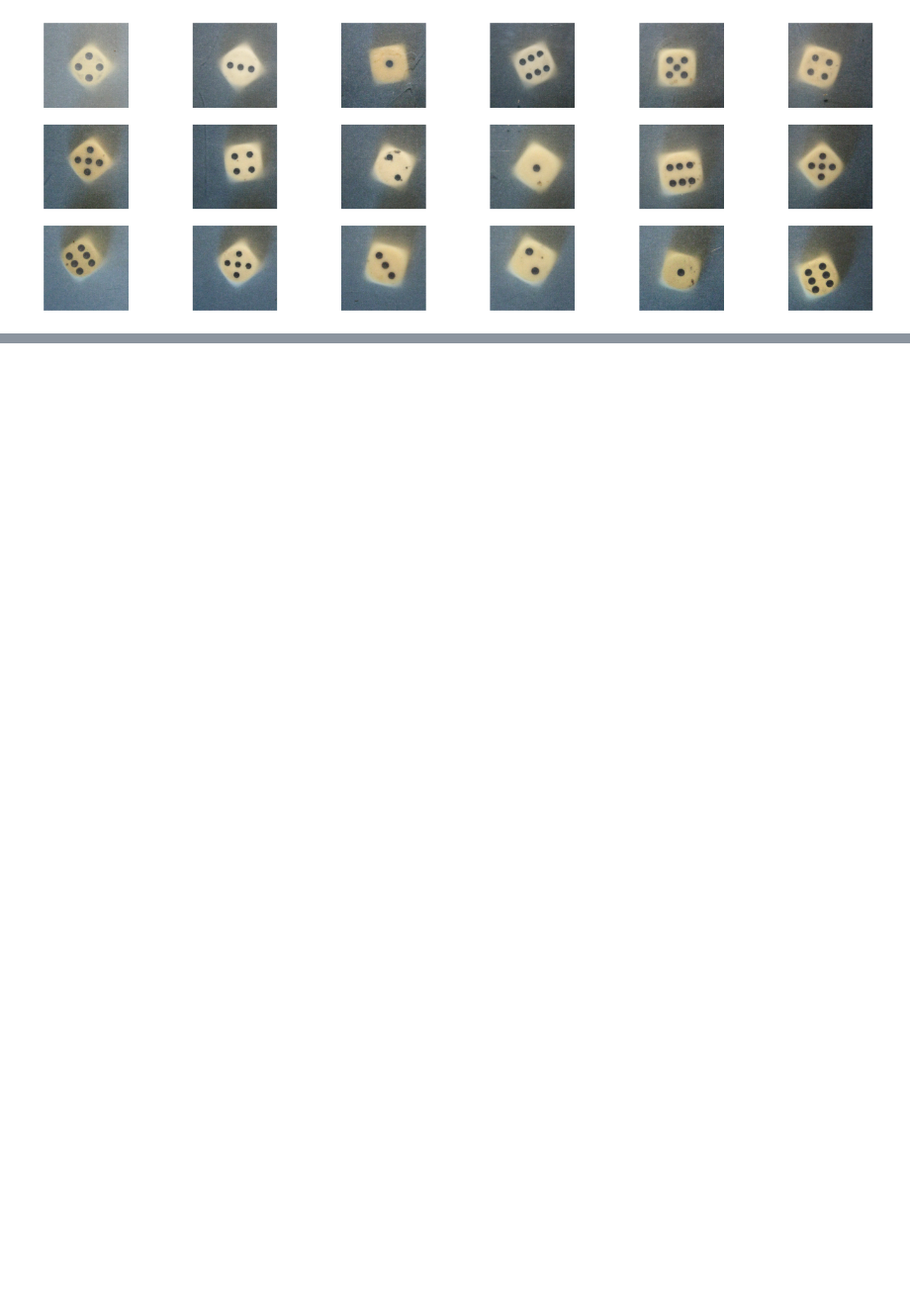
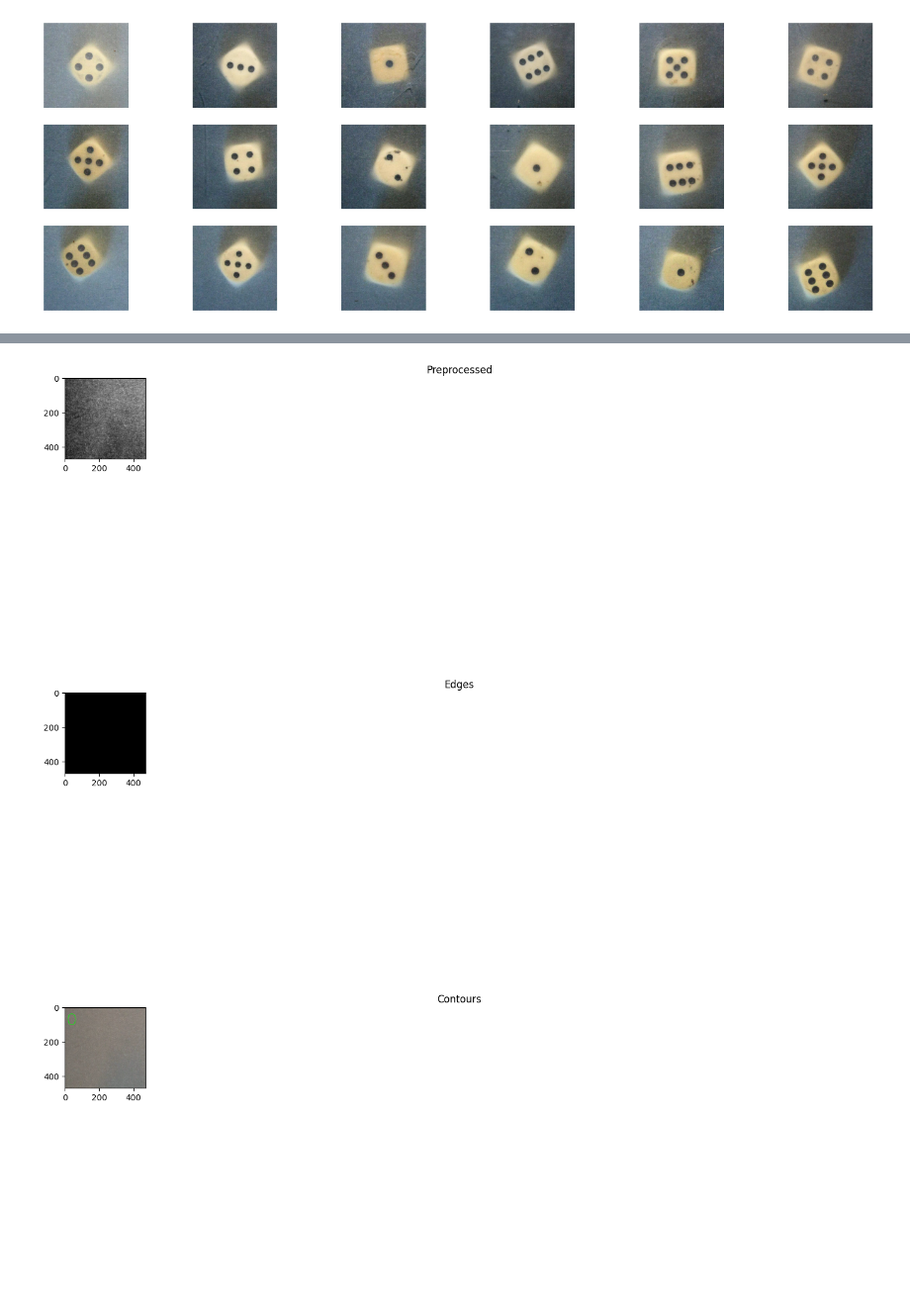
Before and after one commit to tai-studio/dice-recognition, a Jupyter notebook: dice_recognition_playground.ipynb, the cells around one changed output, grey strips where cells are left out. Shown at 99% size. Saved outputs shown, nothing was run; the diff lists cells and outputs as text; code cells hidden in the pictures; blank space fills up the shorter version.

```diff
--- a/dice_recognition_playground.ipynb
+++ b/dice_recognition_playground.ipynb
@@ -177,3 +65,5 @@ print(dice_eyes)
 # save dice_images into separate jpgs
 for i, dice in enumerate(dice_images):
     cv2.imwrite(f"data/dice_{i}_eyes_{dice_eyes[i]}.jpg", cv2.cvtColor(dice, cv2.COLOR_RGB2BGR))
+# %%
+no_dice_image = cv2.imread('data/dice_18_eyes_None.jpg')
@@ -179,0 +158,6 @@ for i, dice in enumerate(dice_images):
+# %%
+process_display_all([no_dice_image], rows, cols, blur, normalise, canny_low, canny_high, dilate_erode_kernel_size, dilate_iterations, erode_iterations, min_area, max_area)
+# %% [output]
+[figure, added]
+[figure, added]
+[figure, added]
```
Also changed, not shown: parts of 10 cells of this notebook, 25 other files.
